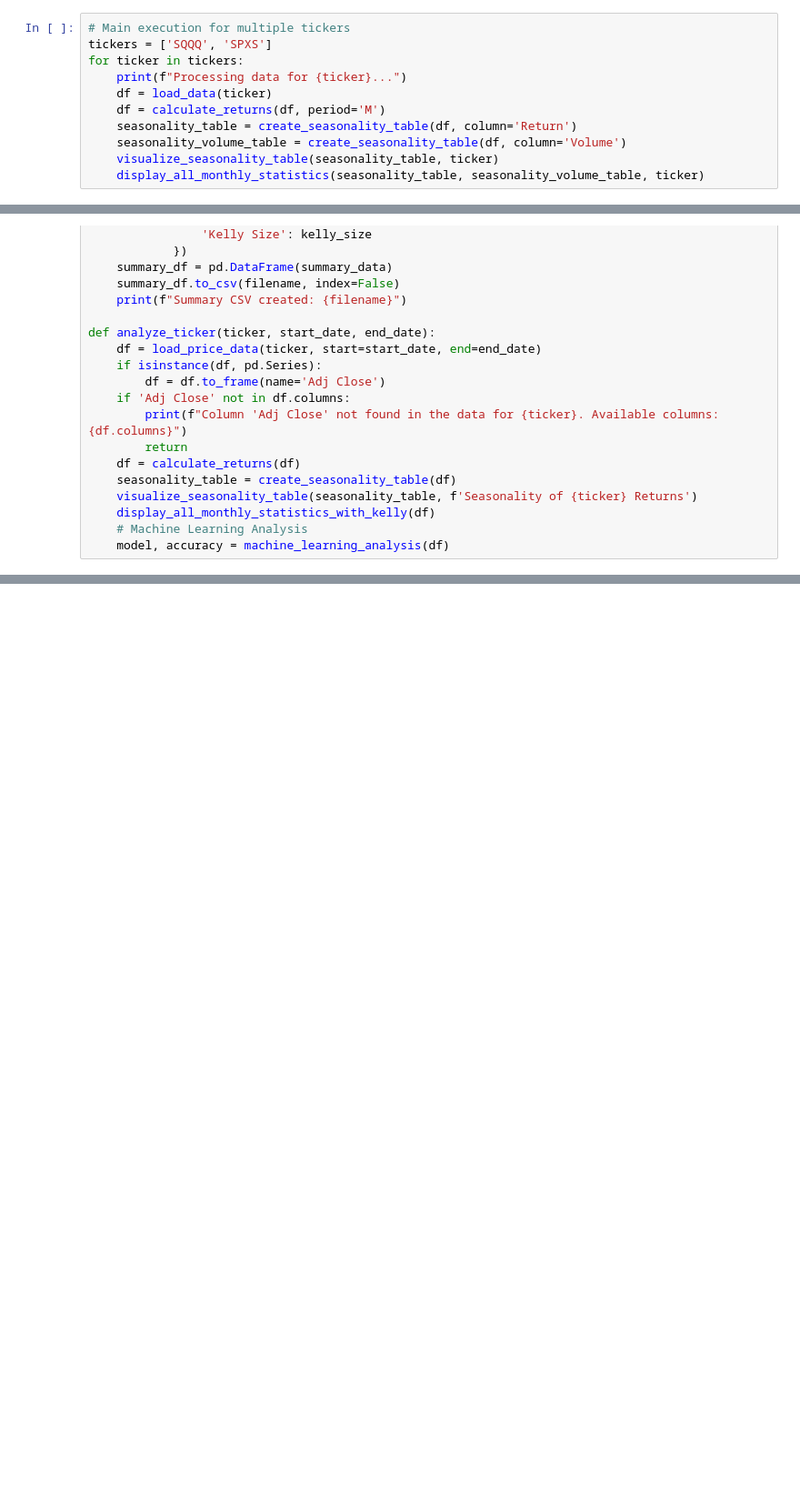
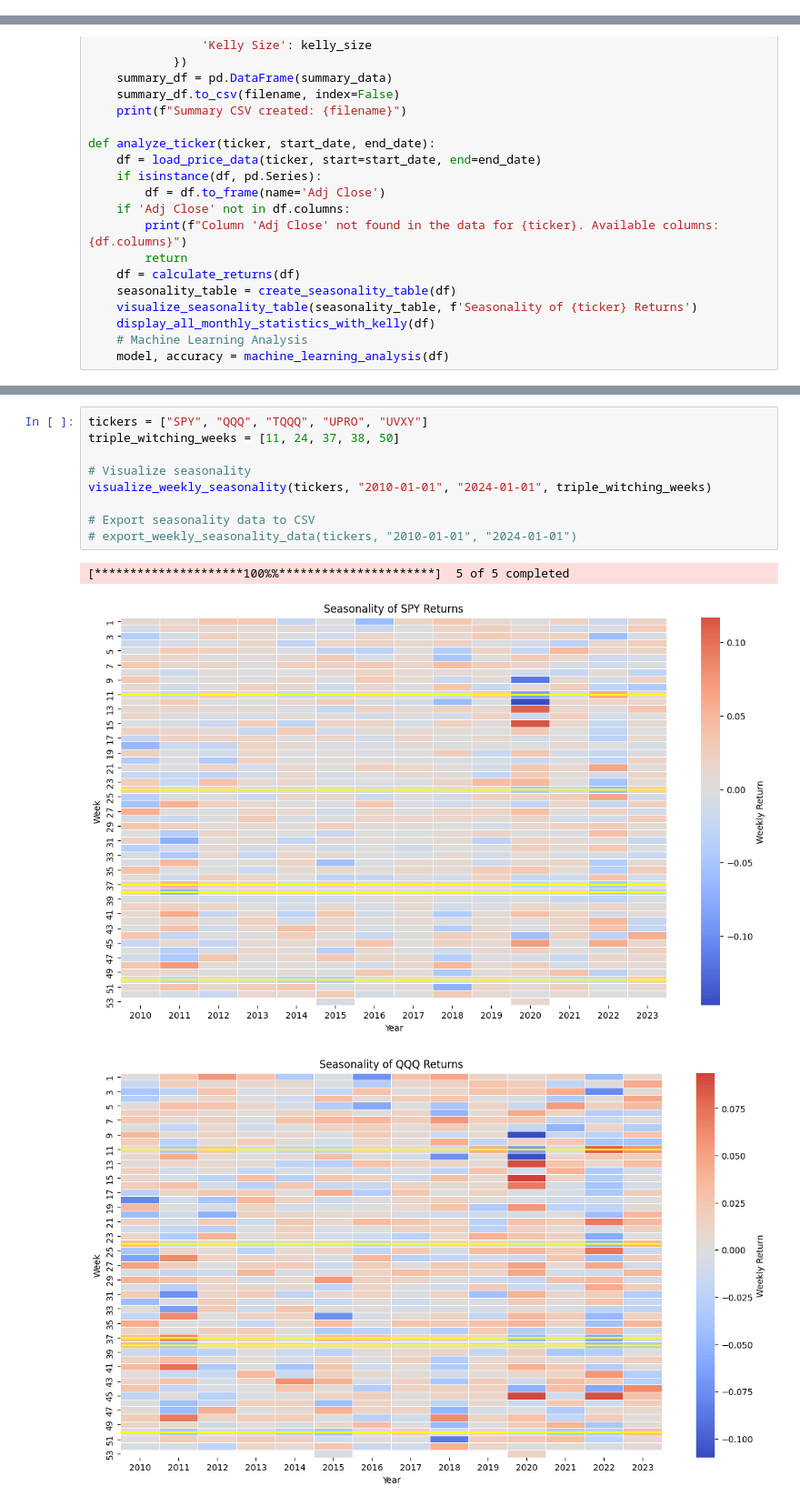
Before and after one commit to HansUXdev/DSportfolio, a Jupyter notebook: QuantitativeFinance/QFA-lib/EDA_IndexSeasonality.ipynb, the cells around one changed output, grey strips where cells are left out. Shown: that part at 91% size. Saved outputs shown, nothing was run; the diff lists cells and outputs as text; blank space fills up the shorter version.

```diff
--- a/QuantitativeFinance/QFA-lib/EDA_IndexSeasonality.ipynb
+++ b/QuantitativeFinance/QFA-lib/EDA_IndexSeasonality.ipynb
@@ -534,11 +508,0 @@ else:
-# %%
-# Main execution for multiple tickers
-tickers = ['SQQQ', 'SPXS']
-for ticker in tickers:
-    print(f"Processing data for {ticker}...")
-    df = load_data(ticker)
-    df = calculate_returns(df, period='M')
-    seasonality_table = create_seasonality_table(df, column='Return')
-    seasonality_volume_table = create_seasonality_table(df, column='Volume')
-    visualize_seasonality_table(seasonality_table, ticker)
-    display_all_monthly_statistics(seasonality_table, seasonality_volume_table, ticker)
@@ -1433,0 +953,13 @@ CSV file created: all_tickers_monthly_statistics.csv
+# %%
+tickers = ["SPY", "QQQ", "TQQQ", "UPRO", "UVXY"]
+triple_witching_weeks = [11, 24, 37, 38, 50]
+
+# Visualize seasonality
+visualize_weekly_seasonality(tickers, "2010-01-01", "2024-01-01", triple_witching_weeks)
+
+# Export seasonality data to CSV
+# export_weekly_seasonality_data(tickers, "2010-01-01", "2024-01-01")
+# %% [output]
+[*********************100%%**********************]  5 of 5 completed
+[figure, added]
+[figure, added]
```
Also changed, not shown: parts of 14 cells of this notebook.
